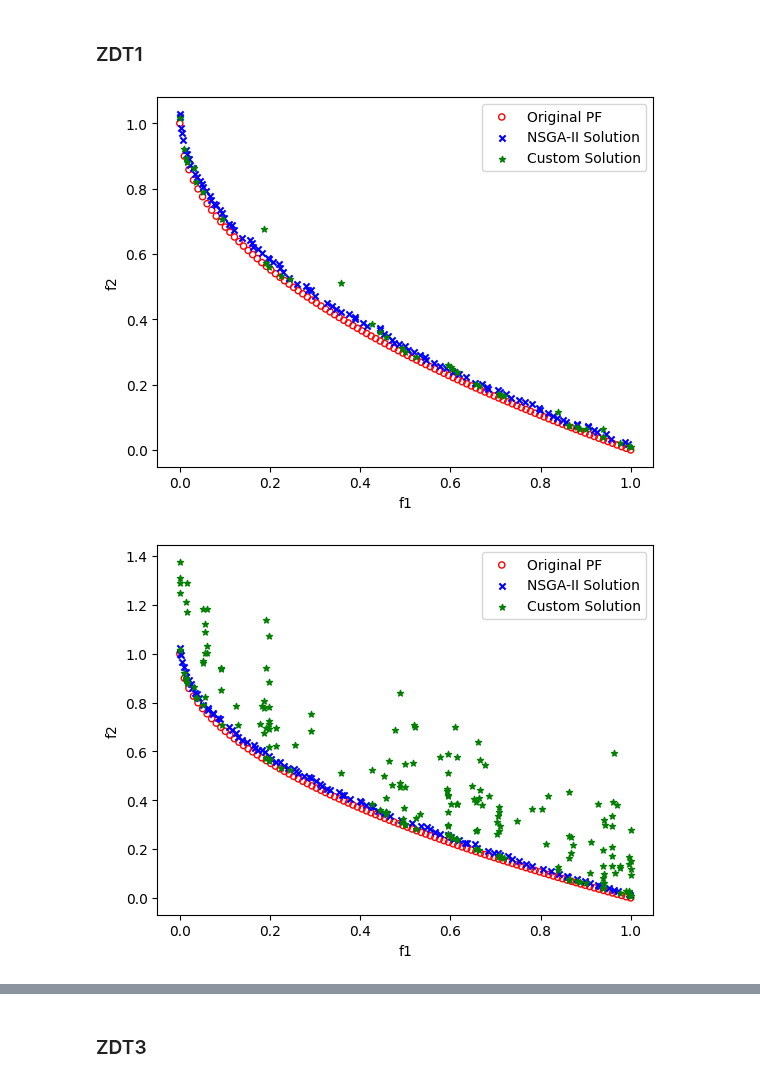
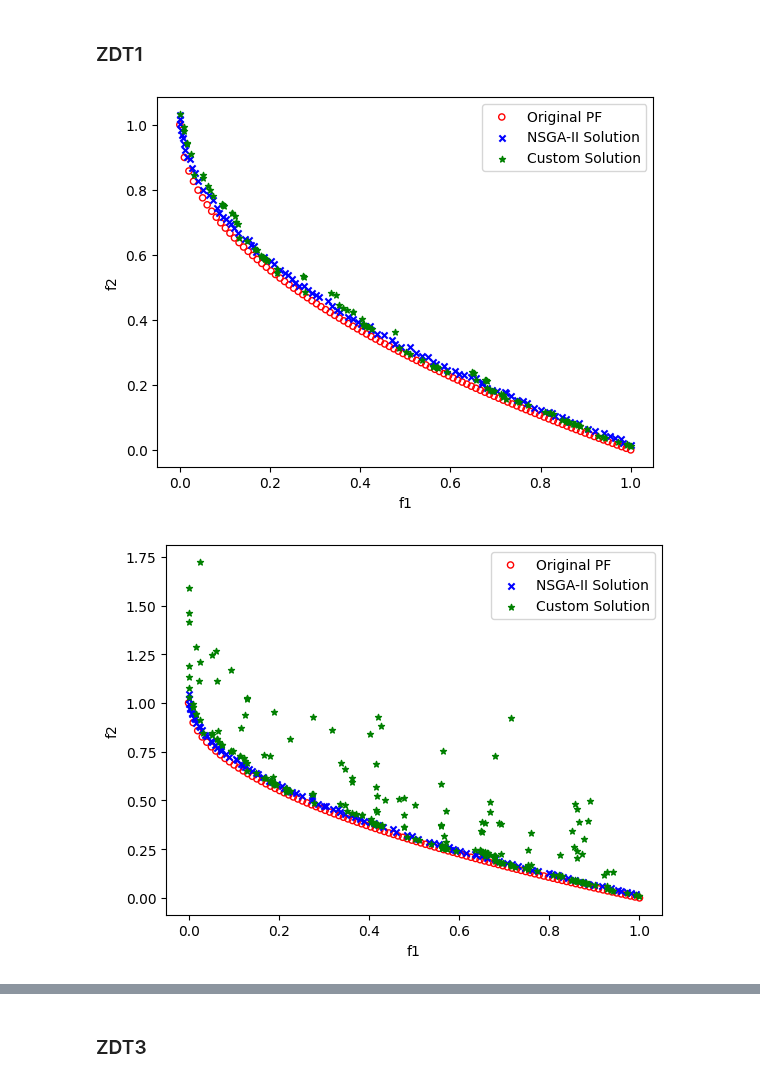
Before and after one commit to pintamonas4575/BIOCOMP-project-MAADM-UPM, a Jupyter notebook: MOO-ZDT1.ipynb, the cells around one changed output, grey strips where cells are left out. Cells and saved outputs as stored; diff of their text form; code cells hidden in the pictures.

```diff
--- a/MOO-ZDT1.ipynb
+++ b/MOO-ZDT1.ipynb
@@ -224,6 +275,7 @@ class SoftMajo:
     def __init__(self, problem: Problem,
                  p_cross = 1, p_mut = 0.1, population_size=100, generations=100,
                  crossover_method="sbx", mutation_method="pm",
+                 elitism = False,
                  selection_method="tournament_by_rank_and_crowding", selection_approach="full_population"):
         """
         Inicializa el algoritmo evolutivo.
@@ -281,6 +333,7 @@ class SoftMajo:
         self.population_size = population_size
         self.generations = generations
         self.selection_approach = selection_approach
+        self.elitism = elitism
 
         self.generations_history = list()
         self.pareto_history = list()
@@ -337,7 +390,7 @@ class SoftMajo:
             fitness = self.evaluate_population(population)
 
             self.generations_history.append(fitness)
-            _, pareto_fitness = self.calculate_pareto_front(population, fitness)
+            pareto_front, pareto_fitness = self.calculate_pareto_front(population, fitness)
             self.pareto_history.append(pareto_fitness)
 
             # Compute rank and crowding distance
@@ -345,6 +398,10 @@ class SoftMajo:
             self._crowding_distances = self.assign_crowding_distance(population, fitness)
 
             new_population = list()
+
+            if(self.elitism):
+                # Add the pareto front to the new population
+                new_population.extend(pareto_front)
 
             while(self.population_size > len(new_population)):
                 # Perform selection
@@ -496,22 +553,23 @@ class SoftMajo:
 # %%
 # Load a test problem from pymoo
 problem = get_problem("zdt1")
 
 # Create and run the evolutionary algorithm
-ea = SoftMajo(problem, p_cross=0.9, p_mut=0.05, population_size=200, generations=50,
+ea = SoftMajo(problem, p_cross=0.9, p_mut=0.05, population_size=225, generations=44,
               crossover_method="sbx", mutation_method="pm", selection_method="tournament_by_rank_and_crowding",
+              elitism=True,
               selection_approach="pareto_front")
 final_population, final_fitness = ea.evolve()
 
 # Calculate Pareto front from the evolutionary algorithm results
 pareto_population, pareto_fitness = ea.calculate_pareto_front(final_population, final_fitness)
 
 # Plot the results
 plot_comparison(pareto_fitness, problem, with_nsga2=True)
 plot_comparison(final_fitness, problem, with_nsga2=True)
 # %% [output]
-[figure, old version]
+[figure, new version]
-[figure, old version]
+[figure, new version]
 # %%
 # Create and save the animation
 plot_pareto_front_animation(ea.pareto_history, save_path="zdt1_pareto_front.gif")
```
Also changed, not shown: parts of 14 cells of this notebook, 5 other files.
